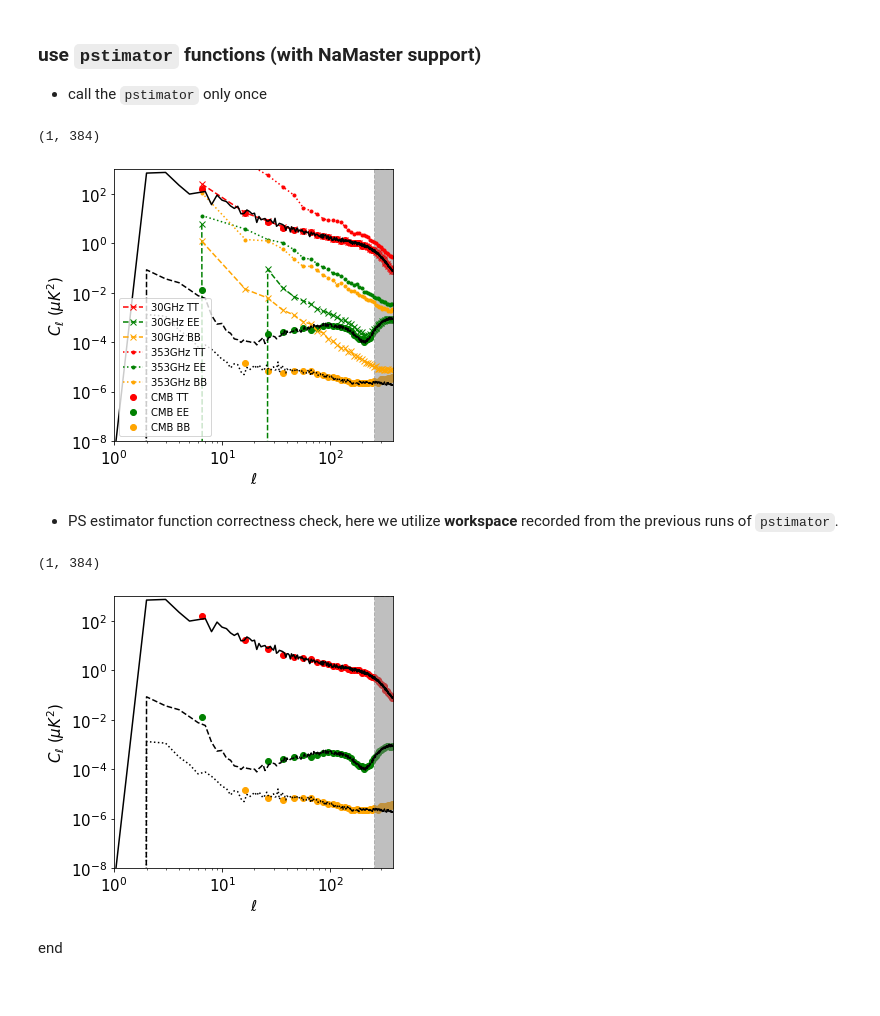
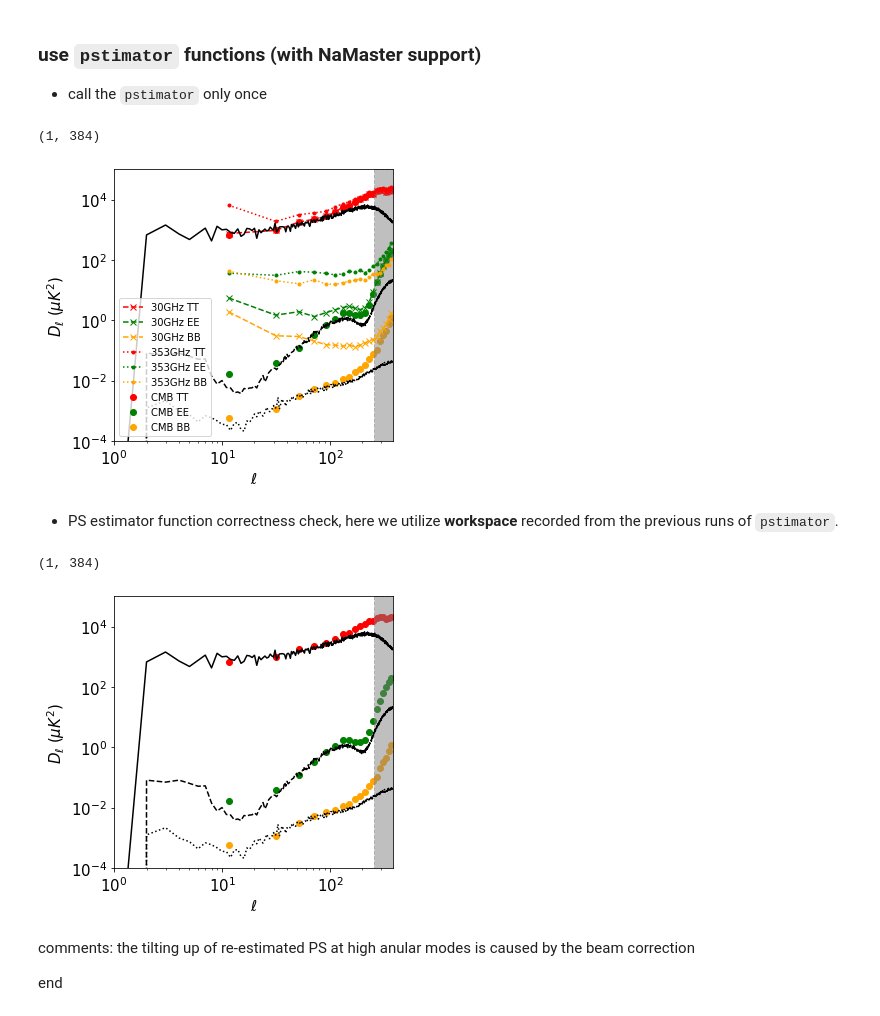
Before and after one commit to gioacchinowang/afra, a Jupyter notebook: tutorials/tutorial02.ipynb, the cells around one changed output. Cells and saved outputs as stored; diff of their text form; code cells hidden in the pictures.

```diff
--- a/tutorials/tutorial02.ipynb
+++ b/tutorials/tutorial02.ipynb
@@ -40,14 +40,14 @@ hp.mollview(mask,title='AliCPT mask map',hold=True)
 
 - call the `pstimator` only once
 # %%
-est = ap.pstimator(nside=NSIDE,mask=mask.reshape(1,-1), aposcale=1.0, psbin=10)
+est = ap.pstimator(nside=NSIDE,mask=mask.reshape(1,-1), aposcale=5.0, psbin=20)
 
-auto_cmb_t = est.auto_t(mapcmb[0].reshape(1,-1))
-auto_cmb_eb = est.auto_eb(mapcmb[1:].reshape(2,-1))
-auto_30_t = est.auto_t(map30[0].reshape(1,-1))
-auto_30_eb = est.auto_eb(map30[1:].reshape(2,-1))
-auto_353_t = est.auto_t(map353[0].reshape(1,-1))
-auto_353_eb = est.auto_eb(map353[1:].reshape(2,-1))
+auto_cmb_t = est.auto_t(mapcmb[0].reshape(1,-1),fwhms=0.01)
+auto_cmb_eb = est.auto_eb(mapcmb[1:].reshape(2,-1),fwhms=0.01)
+auto_30_t = est.auto_t(map30[0].reshape(1,-1),fwhms=0.01)
+auto_30_eb = est.auto_eb(map30[1:].reshape(2,-1),fwhms=0.01)
+auto_353_t = est.auto_t(map353[0].reshape(1,-1),fwhms=0.01)
+auto_353_eb = est.auto_eb(map353[1:].reshape(2,-1),fwhms=0.01)
 
 fig,ax = matplotlib.pyplot.subplots(figsize=(5,5))
 
@@ -61,45 +61,47 @@ ax.scatter(auto_cmb_eb[0],auto_cmb_eb[2],
 ax.plot(auto_30_t[0],auto_30_t[1],
         color='red',linestyle='--',marker='x',label=r'30GHz TT')
 ax.plot(auto_30_eb[0],auto_30_eb[1],
         color='green',linestyle='--',marker='x',label=r'30GHz EE')
 ax.plot(auto_30_eb[0],auto_30_eb[2],
         color='orange',linestyle='--',marker='x',label=r'30GHz BB')
 
 ax.plot(auto_353_t[0],auto_353_t[1],
         color='red',linestyle=':',marker='.',label=r'353GHz TT')
 ax.plot(auto_353_eb[0],auto_353_eb[1],
         color='green',linestyle=':',marker='.',label=r'353GHz EE')
 ax.plot(auto_353_eb[0],auto_353_eb[2],
         color='orange',linestyle=':',marker='.',label=r'353GHz BB')
 
 cmb_cl = hp.anafast(mapcmb)
 ell = np.arange(cmb_cl.shape[1])
-ax.plot(cmb_cl[0],
+ax.plot(0.5*ell*(ell+1)/np.pi*cmb_cl[0],
         color='black',linestyle='-')
-ax.plot(cmb_cl[1],
+ax.plot(0.5*ell*(ell+1)/np.pi*cmb_cl[1],
         color='black',linestyle='--')
-ax.plot(cmb_cl[2],
+ax.plot(0.5*ell*(ell+1)/np.pi*cmb_cl[2],
         color='black',linestyle=':')
 
-ax.fill_between((2*NSIDE,3*NSIDE),(1e-8,1e-8),(1e3,1e3),
+ax.fill_between((2*NSIDE,3*NSIDE),(1e-4,1e-4),(1e5,1e5),
                 color='gray',linestyle='--',alpha=0.5)
 
 ax.set_yscale('log')
 ax.set_xscale('log')
 ax.legend(loc=3)
 ax.set_xlabel(r'$\ell$',fontsize=15)
-ax.set_ylabel(r'$C_\ell$ ($\mu K^2$)',fontsize=15)
+ax.set_ylabel(r'$D_\ell$ ($\mu K^2$)',fontsize=15)
 ax.tick_params(axis='both', labelsize=15)
-ax.set_ylim((1.e-8,1.e3))
+ax.set_ylim((1.e-4,1.e5))
 ax.set_xlim((1,3*NSIDE))
 # %% [output]
 (1, 384)
-[figure, old version]
+[figure, new version]
 # %% [markdown]
 - PS estimator function correctness check, here we utilize **workspace** recorded from the previous runs of `pstimator`.
 # %%
-cross_cmb_t = est.cross_t(np.vstack([mapcmb[0],mapcmb[0]]),auto_cmb_t[-1])
-cross_cmb_eb = est.cross_eb(np.vstack([mapcmb[1:].reshape(2,-1),mapcmb[1:].reshape(2,-1)]),auto_cmb_eb[-1])
+cross_cmb_t = est.cross_t(np.vstack([mapcmb[0],mapcmb[0]]),auto_cmb_t[-1],
+                          fwhms=[0.01,0.01])
+cross_cmb_eb = est.cross_eb(np.vstack([mapcmb[1:].reshape(2,-1),mapcmb[1:].reshape(2,-1)]),auto_cmb_eb[-1],
+                            fwhms=[0.01,0.01])
 
 
 fig,ax = matplotlib.pyplot.subplots(figsize=(5,5))
@@ -113,26 +115,28 @@ ax.scatter(cross_cmb_eb[0],cross_cmb_eb[2],
 
 cmb_cl = hp.anafast(mapcmb)
 ell = np.arange(cmb_cl.shape[1])
-ax.plot(cmb_cl[0],
+ax.plot(0.5*ell*(ell+1)/np.pi*cmb_cl[0],
         color='black',linestyle='-')
-ax.plot(cmb_cl[1],
+ax.plot(0.5*ell*(ell+1)/np.pi*cmb_cl[1],
         color='black',linestyle='--')
-ax.plot(cmb_cl[2],
+ax.plot(0.5*ell*(ell+1)/np.pi*cmb_cl[2],
         color='black',linestyle=':')
 
-ax.fill_between((2*NSIDE,3*NSIDE),(1e-8,1e-8),(1e3,1e3),
+ax.fill_between((2*NSIDE,3*NSIDE),(1e-4,1e-4),(1e5,1e5),
                 color='gray',linestyle='--',alpha=0.5)
 
 ax.set_yscale('log')
 ax.set_xscale('log')
 #ax.legend(loc=3)
 ax.set_xlabel(r'$\ell$',fontsize=15)
-ax.set_ylabel(r'$C_\ell$ ($\mu K^2$)',fontsize=15)
+ax.set_ylabel(r'$D_\ell$ ($\mu K^2$)',fontsize=15)
 ax.tick_params(axis='both', labelsize=15)
-ax.set_ylim((1.e-8,1.e3))
+ax.set_ylim((1.e-4,1.e5))
 ax.set_xlim((1,3*NSIDE))
 # %% [output]
 (1, 384)
-[figure, old version]
+[figure, new version]
-# %% [markdown]
-end
+# %% [markdown]
+comments: the tilting up of re-estimated PS at high anular modes is caused by the beam correction
+
+end
```
Also changed, not shown: 8 other files.
